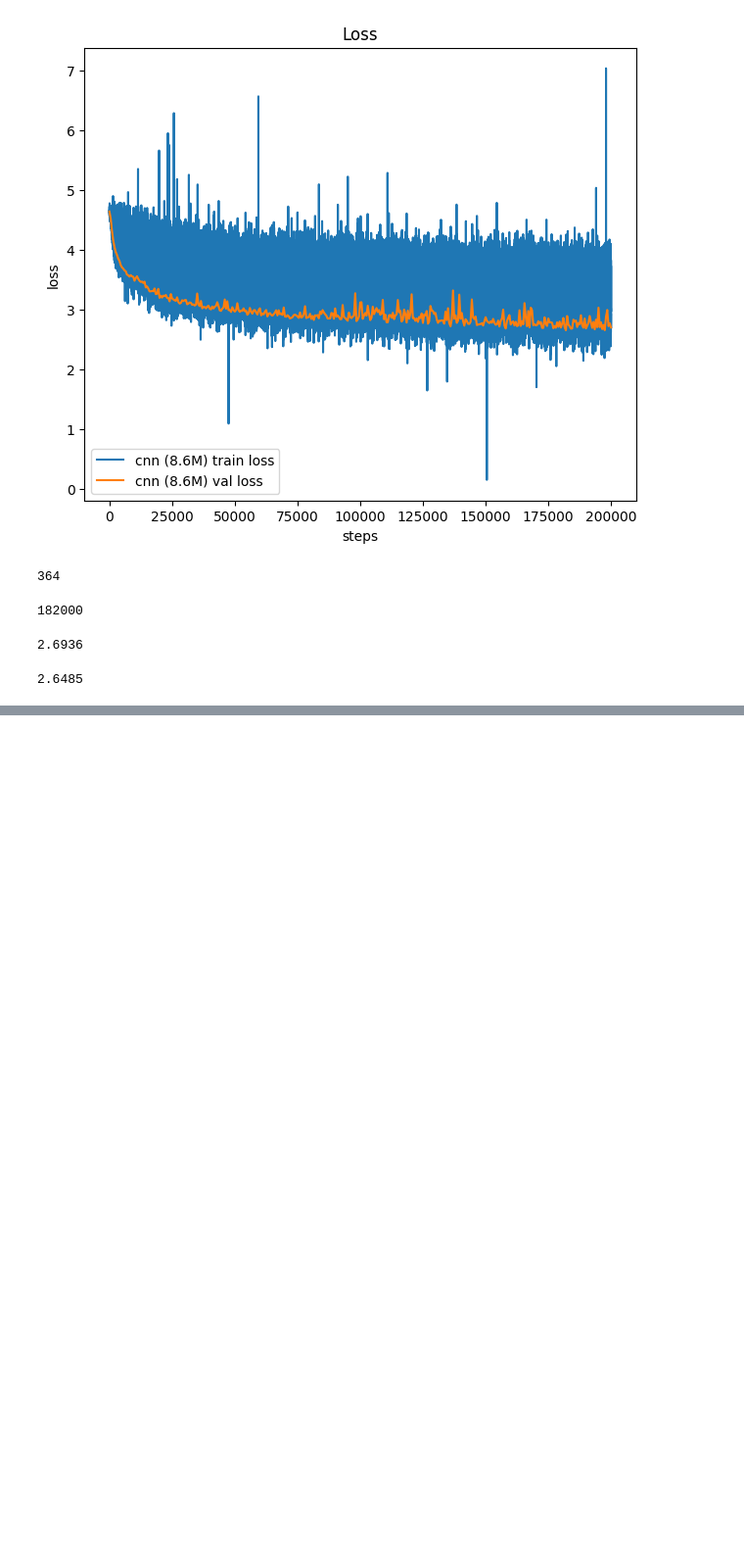
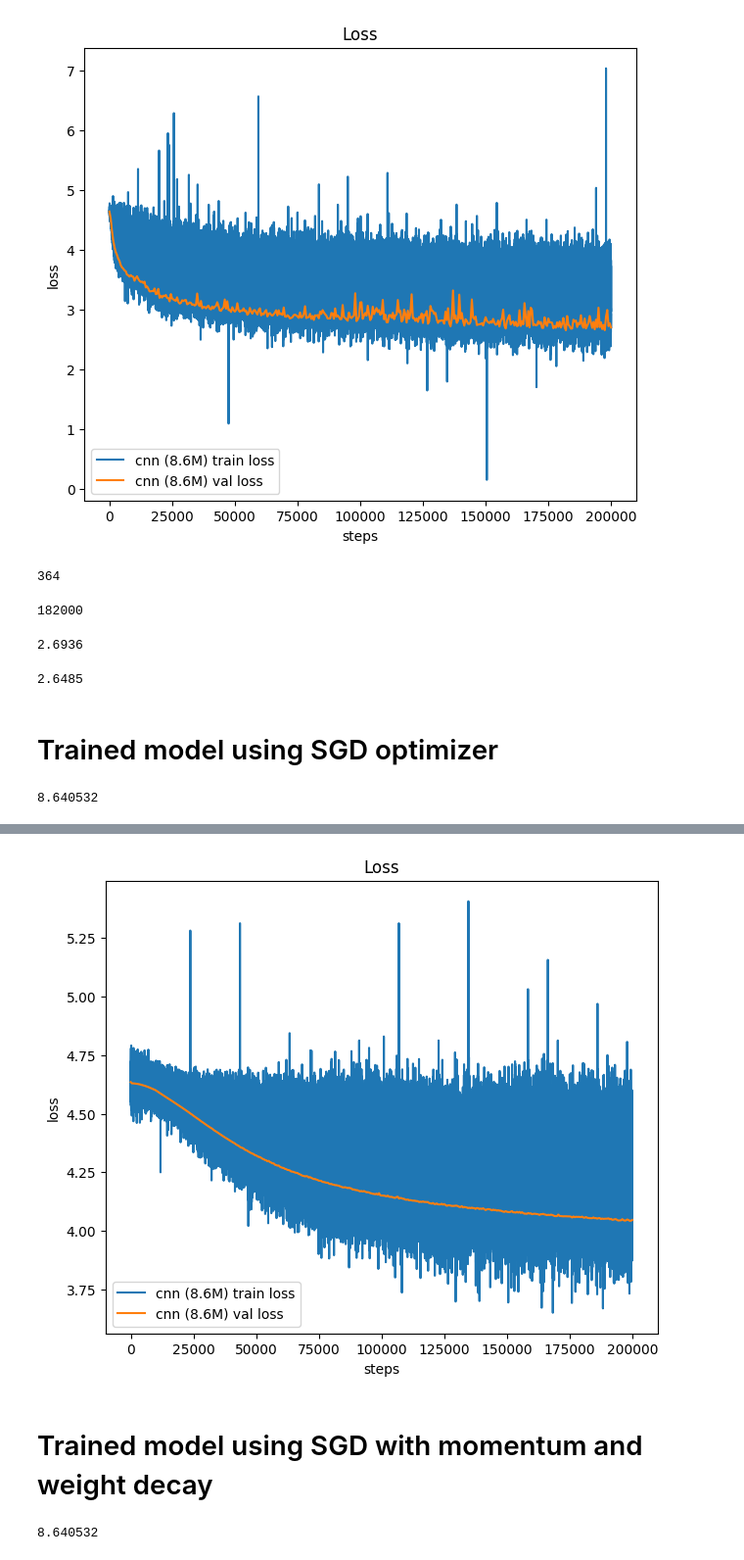
Before and after one commit to samitha278/miniVGG, a Jupyter notebook: notebooks/test_vgg.ipynb, the cells around one changed output, grey strips where cells are left out. Shown at 98% size. Cells and saved outputs as stored; diff of their text form; code cells hidden in the pictures; blank space fills up the shorter version.

Commit message:
trained cnn model using sgd and sgd with momentum and weight decay testing..

```diff
--- a/notebooks/test_vgg.ipynb
+++ b/notebooks/test_vgg.ipynb
@@ -77,3 +77,61 @@ y[-1]
 y[364]
 # %% [output]
 2.6485
+# %% [markdown]
+# Trained model using SGD optimizer
+# %%
+import sys; sys.path.insert(0, '..')
+from src.models.vgg_v3 import minVGG,Config
+
+config = Config()
+model = minVGG(config)
+
+params = sum([p.numel() for p in model.parameters()])
+print(params / 10**6)
+# %% [output]
+8.640532
+# %%
+import numpy as np
+import matplotlib.pyplot as plt
+%matplotlib inline
+
+sz = "8.6M"
+
+
+
+
+with open("/home/samitha/Projects/miniVGG/log_SGD/log.txt", "r") as f:
+    lines = f.readlines()
+
+streams = {}
+for line in lines:
+    step, stream, val = line.strip().split()
+    if stream not in streams:
+        streams[stream] = {}
+    streams[stream][int(step)] = float(val)
+
+streams_xy = {}
+for k, v in streams.items():
+    xy = sorted(list(v.items()))
+    streams_xy[k] = list(zip(*xy))
+
+plt.figure(figsize=(16, 6))
+
+# losses: both train and val
+plt.subplot(121)
+xs, ys = streams_xy["train"] # training loss
+ys = np.array(ys)
+plt.plot(xs, ys, label=f'cnn ({sz}) train loss')
+print("Min Train Loss:", min(ys))
+xs, ys = streams_xy["val"] # validation loss
+plt.plot(xs, ys, label=f'cnn ({sz}) val loss')
+
+
+plt.xlabel("steps")
+plt.ylabel("loss")
+# plt.yscale('log')
+# plt.ylim(top=5.0)
+plt.legend()
+plt.title("Loss")
+print("Min Validation Loss:", min(ys))
+# %% [output]
@@ -79,0 +140,14 @@ y[364]
+[figure, added]
+# %% [markdown]
+# Trained model using SGD with momentum and weight decay
+# %%
+import sys; sys.path.insert(0, '..')
+from src.models.vgg_v3 import minVGG,Config
+
+config = Config()
+model = minVGG(config)
+
+params = sum([p.numel() for p in model.parameters()])
+print(params / 10**6)
+# %% [output]
+8.640532
```
Also changed, not shown: parts of 2 cells of this notebook, 3 other files.
